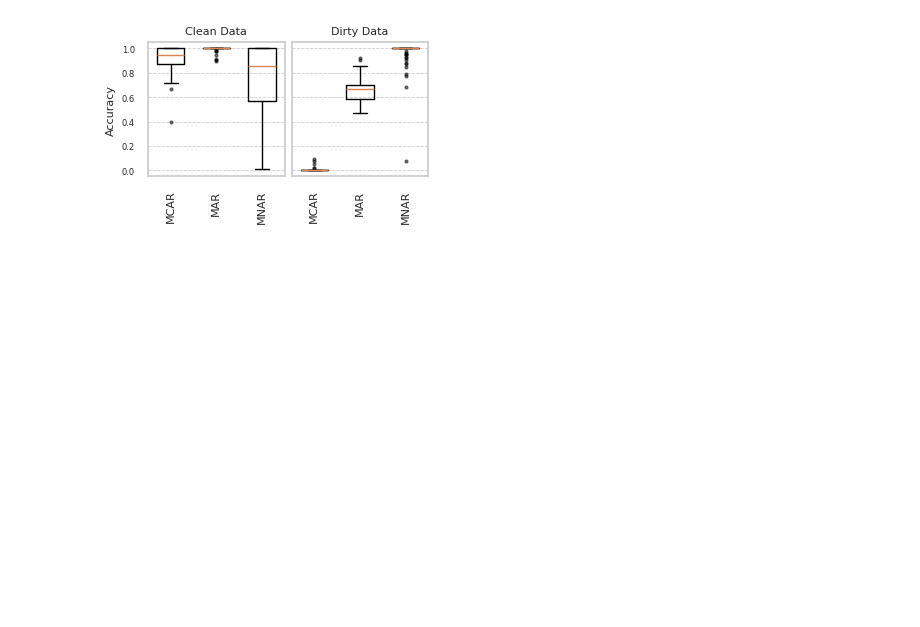
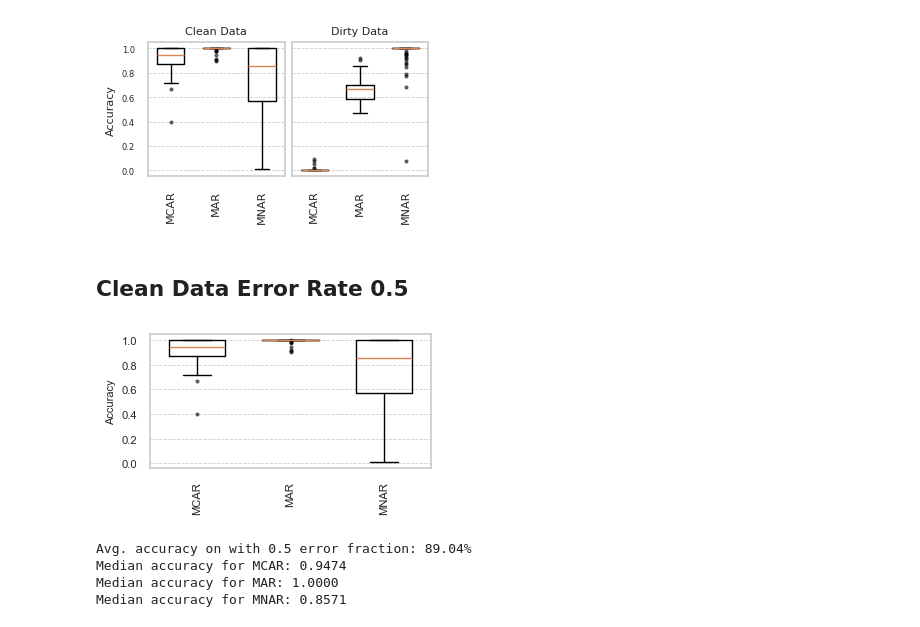
Before and after one commit to calgo-lab/MechDetect, a Jupyter notebook: src/accuracy_analysis.ipynb, the cells around one changed output. Cells and saved outputs as stored; diff of their text form; code cells hidden in the pictures; blank space fills up the shorter version.

```diff
--- a/src/accuracy_analysis.ipynb
+++ b/src/accuracy_analysis.ipynb
@@ -396,3 +476,54 @@ fig.savefig("../plots/mechdetect_accuracy_0.5_side_by_side.pdf", format="pdf")
 plt.show()
 # %% [output]
 [figure]
+# %% [markdown]
+## Clean Data Error Rate 0.5
+# %%
+# Match seaborn style
+sns.set_theme(style="whitegrid")
+flierprops = dict(marker='o', markersize=2, markerfacecolor='black', linestyle='none', alpha=0.5)
+
+error_index = 2  # Error rate = 0.5
+
+# Prepare boxplot data
+box_data_clean = [clean_results[error_index, j, :, 1] for j in range(3)]
+
+fig, ax = plt.subplots(figsize=set_size(241.14749), sharey=True)
+
+positions = np.arange(1, len(box_data_clean) + 1)
+ax.boxplot(box_data_clean, positions=positions, flierprops=flierprops, widths=0.6)
+ax.set_xticklabels(
+    missingness_mechanisms_for_plotting,
+    rotation=90,
+    ha='center',
+    fontsize=8
+)
+ax.set_ylabel("Accuracy", fontsize=8, x=-0.12)
+ax.grid(axis='y', linestyle='--', linewidth=0.6)
+ax.grid(axis='x', visible=False)
+
+# Shrink y-labels
+ax.tick_params(axis='y', labelsize=8)
+
+# Adjust layout
+plt.subplots_adjust(
+    left=0.14,   # Reduce left margin
+    right=0.98,  # Reduce right margin
+    bottom=0.25, # Reduce bottom (x-tick label spacing)
+    top=0.9,     # Leave a bit of space if there's a suptitle
+    wspace=0.05   # Reduce inter-subplot horizontal space
+)
+
+# Save combined figure
+fig.savefig("../plots/2025-08-03-accuracy_clean_point5.pdf", format="pdf")
+plt.show()
+print(f"Avg. accuracy on with 0.5 error fraction: {np.mean(box_data_clean)*100:.2f}%")
+medians = [np.median(data) for data in box_data_clean]
+for label, median in zip(missingness_mechanisms_for_plotting, medians):
+    print(f"Median accuracy for {label}: {median:.4f}")
+# %% [output]
+[figure, added]
+Avg. accuracy on with 0.5 error fraction: 89.04%
+Median accuracy for MCAR: 0.9474
+Median accuracy for MAR: 1.0000
+Median accuracy for MNAR: 0.8571
```
Also changed, not shown: parts of 3 cells of this notebook, 7 other files.
